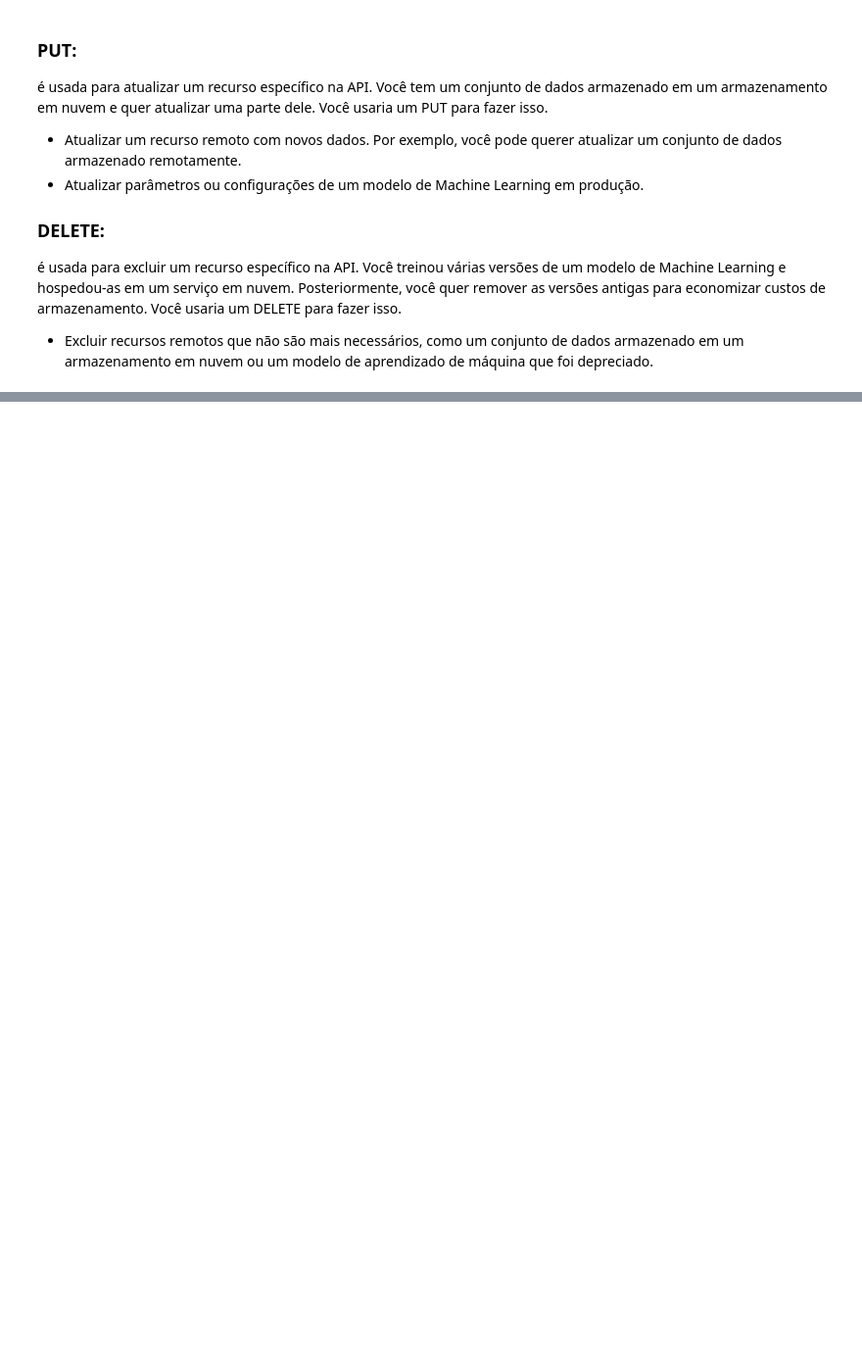
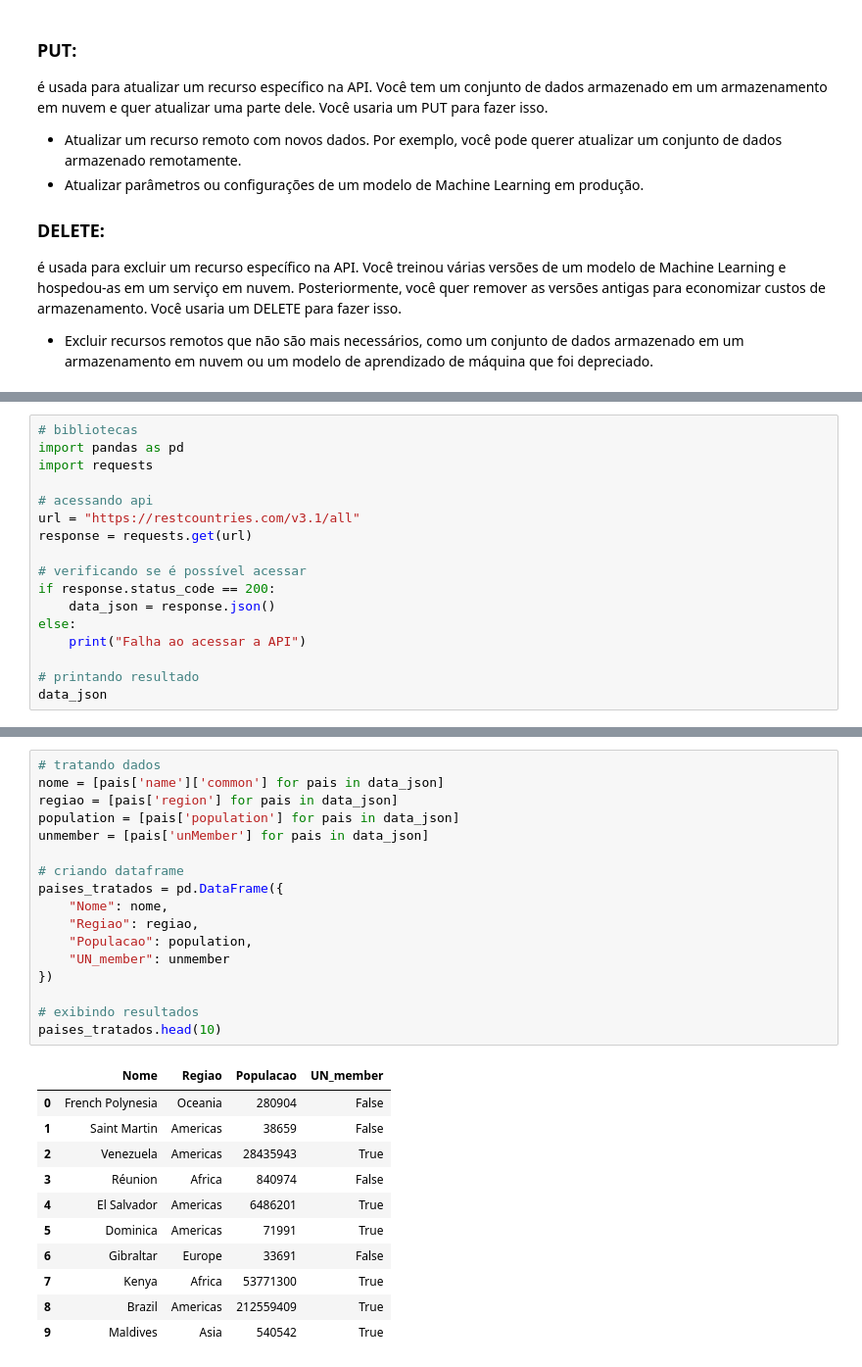
Before and after one commit to zirtaebea/coderhouse-python, a Jupyter notebook: 12_etl/etl.ipynb, the cells around one changed output, grey strips where cells are left out. Shown at 98% size. Saved outputs shown, nothing was run; the diff lists cells and outputs as text; blank space fills up the shorter version.

```diff
--- a/12_etl/etl.ipynb
+++ b/12_etl/etl.ipynb
@@ -57,0 +72,17 @@ Você treinou várias versões de um modelo de Machine Learning e hospedou-as em
+# %%
+# bibliotecas
+import pandas as pd
+import requests
+
+# acessando api
+url = "https://restcountries.com/v3.1/all"
+response = requests.get(url)
+
+# verificando se é possível acessar
+if response.status_code == 200:
+    data_json = response.json()
+else:
+    print("Falha ao acessar a API")
+
+# printando resultado
+data_json
@@ -57,0 +116,29 @@ Você treinou várias versões de um modelo de Machine Learning e hospedou-as em
+# %%
+# tratando dados
+nome = [pais['name']['common'] for pais in data_json]
+regiao = [pais['region'] for pais in data_json]
+population = [pais['population'] for pais in data_json]
+unmember = [pais['unMember'] for pais in data_json]
+
+# criando dataframe
+paises_tratados = pd.DataFrame({
+    "Nome": nome,
+    "Regiao": regiao,
+    "Populacao": population,
+    "UN_member": unmember
+})
+
+# exibindo resultados
+paises_tratados.head(10)
+# %% [output]
+|  | Nome | Regiao | Populacao | UN_member |
+| 0 | French Polynesia | Oceania | 280904 | False |
+| 1 | Saint Martin | Americas | 38659 | False |
+| 2 | Venezuela | Americas | 28435943 | True |
+| 3 | Réunion | Africa | 840974 | False |
+| 4 | El Salvador | Americas | 6486201 | True |
+| 5 | Dominica | Americas | 71991 | True |
+| 6 | Gibraltar | Europe | 33691 | False |
+| 7 | Kenya | Africa | 53771300 | True |
+| 8 | Brazil | Americas | 212559409 | True |
+| 9 | Maldives | Asia | 540542 | True |
```
Also changed, not shown: parts of 7 cells of this notebook.
